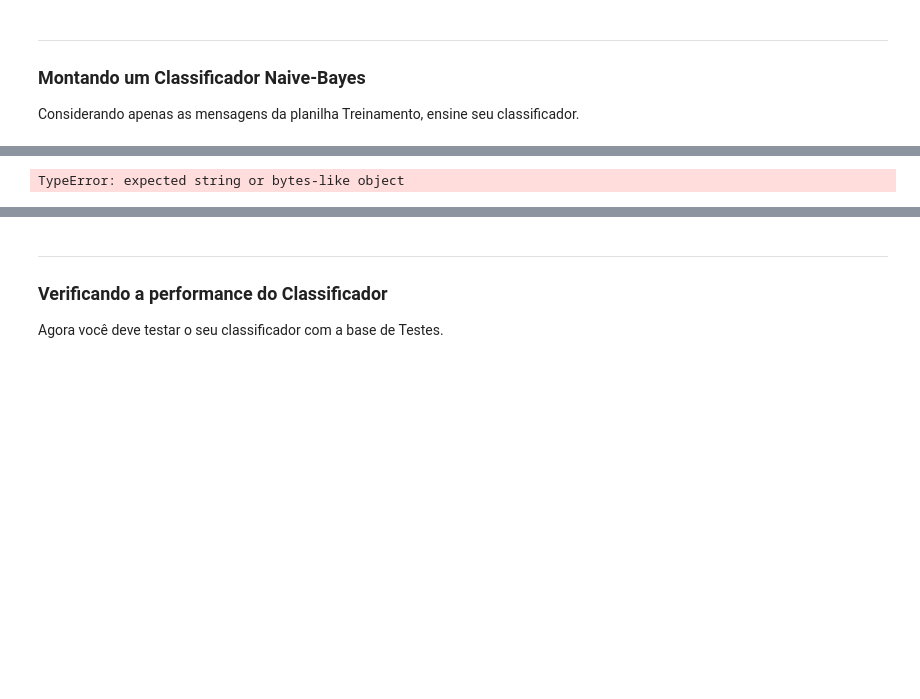
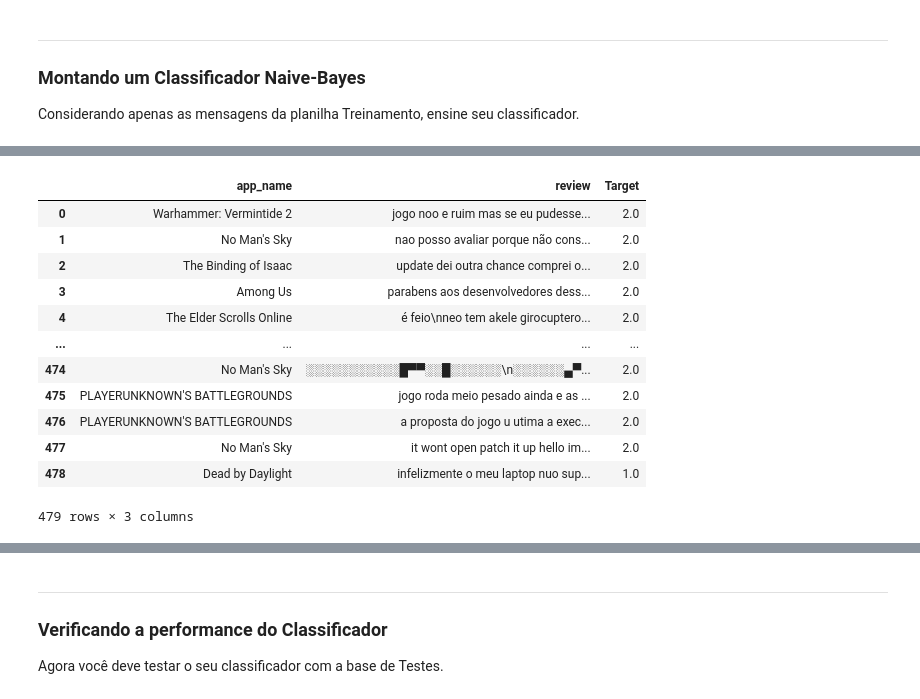
Before and after one commit to insper-classroom/23-1a-cd-p1-pedro_felipe, a Jupyter notebook: notebooks/relatorio.ipynb, the cells around one changed output, grey strips where cells are left out. Cells and saved outputs as stored; diff of their text form; code cells hidden in the pictures; blank space fills up the shorter version.

```diff
--- a/notebooks/relatorio.ipynb
+++ b/notebooks/relatorio.ipynb
@@ -110,9 +125,21 @@ def acentos_especiais (texto):
 # %%
 #Agora aplica-se ambas funções acima e a função .lower visando a facilitar o manuseio das probabilidades
 dados_treinamento = train
-dados_treinamento.review = dados_treinamento.review.apply(cleanup)
+dados_treinamento.review = dados_treinamento.review.apply(str).apply(cleanup)
 dados_treinamento.review = dados_treinamento.review.apply(acentos_especiais)
 dados_treinamento.review = dados_treinamento.review.apply(str.lower)
 dados_treinamento
 # %% [output]
+|  | app_name | review | Target |
+| 0 | Warhammer: Vermintide 2 | jogo noo e ruim mas se eu pudesse... | 2.0 |
+| 1 | No Man's Sky | nao posso avaliar porque não cons... | 2.0 |
+| 2 | The Binding of Isaac | update dei outra chance comprei o... | 2.0 |
+| 3 | Among Us | parabens aos desenvolvedores dess... | 2.0 |
+| 4 | The Elder Scrolls Online | é feio\nneo tem akele girocuptero... | 2.0 |
+| ... | ... | ... | ... |
+| 474 | No Man's Sky | ░░░░░░░░░░░█▀▀░░█░░░░░░\n░░░░░░▄▀... | 2.0 |
+| 475 | PLAYERUNKNOWN'S BATTLEGROUNDS | jogo roda meio pesado ainda e as ... | 2.0 |
+| 476 | PLAYERUNKNOWN'S BATTLEGROUNDS | a proposta do jogo u utima a exec... | 2.0 |
+| 477 | No Man's Sky | it wont open patch it up hello im... | 2.0 |
+| 478 | Dead by Daylight | infelizmente o meu laptop nuo sup... | 1.0 |
-TypeError: expected string or bytes-like object
+479 rows × 3 columns
```
Also changed, not shown: parts of 6 cells of this notebook, 1 other file.
